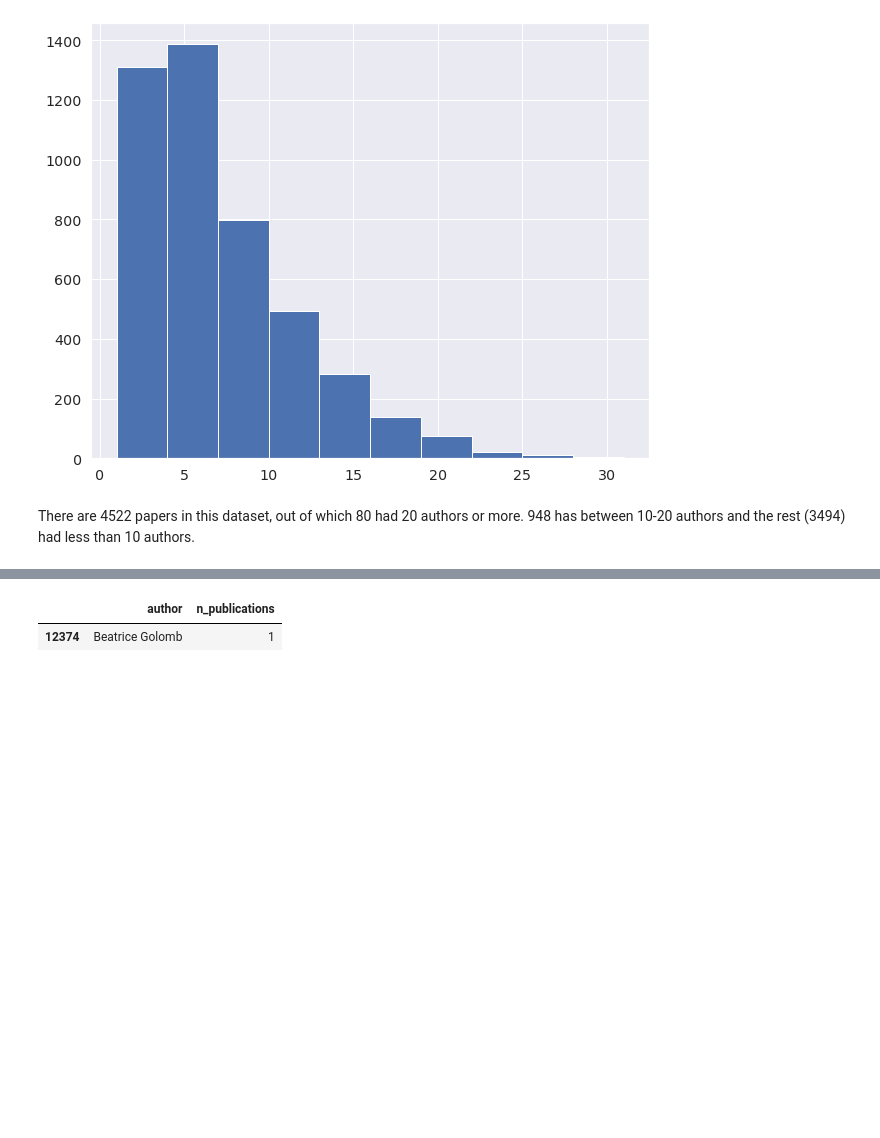
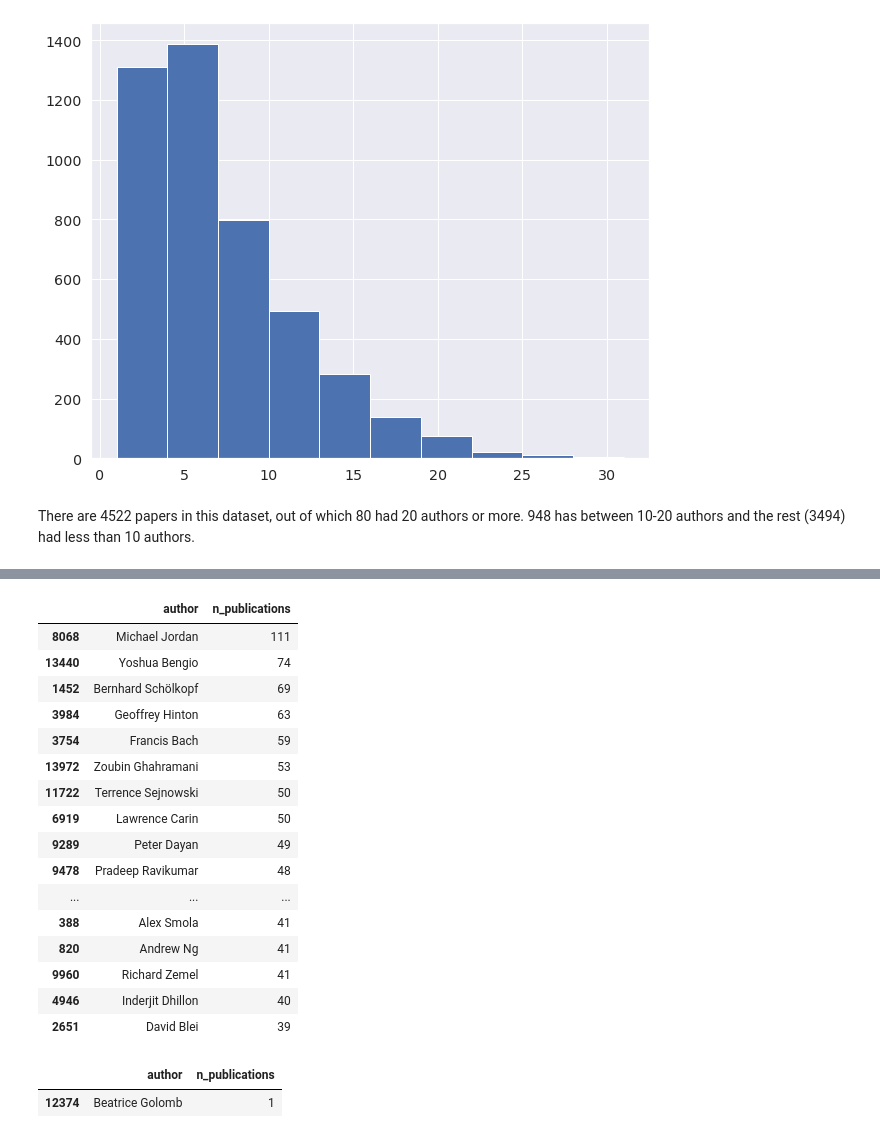
Before and after one commit to meiruv/NIPS-Papers-Analysis, a Jupyter notebook: Nips_Exploratory_Analysis.ipynb, the cells around one changed output, grey strips where cells are left out. Saved outputs shown, nothing was run; the diff lists cells and outputs as text; code cells hidden in the pictures; blank space fills up the shorter version.

```diff
--- a/Nips_Exploratory_Analysis.ipynb
+++ b/Nips_Exploratory_Analysis.ipynb
@@ -180,3 +206,23 @@ My conclusion from this is to name my child Michael Jordan
+# %%
+papers_per_author_df.sort_values(by='n_publications', ascending = False).head(20)
+# %% [output]
+|  | author | n_publications |
+| 8068 | Michael Jordan | 111 |
+| 13440 | Yoshua Bengio | 74 |
+| 1452 | Bernhard Schölkopf | 69 |
+| 3984 | Geoffrey Hinton | 63 |
+| 3754 | Francis Bach | 59 |
+| 13972 | Zoubin Ghahramani | 53 |
+| 11722 | Terrence Sejnowski | 50 |
+| 6919 | Lawrence Carin | 50 |
+| 9289 | Peter Dayan | 49 |
+| 9478 | Pradeep Ravikumar | 48 |
+| ... | ... | ... |
+| 388 | Alex Smola | 41 |
+| 820 | Andrew Ng | 41 |
+| 9960 | Richard Zemel | 41 |
+| 4946 | Inderjit Dhillon | 40 |
+| 2651 | David Blei | 39 |
 # %%
 # special request from a friend
 papers_per_author_df[papers_per_author_df['author']=='Beatrice Golomb']
```
Also changed, not shown: parts of 7 cells of this notebook.
